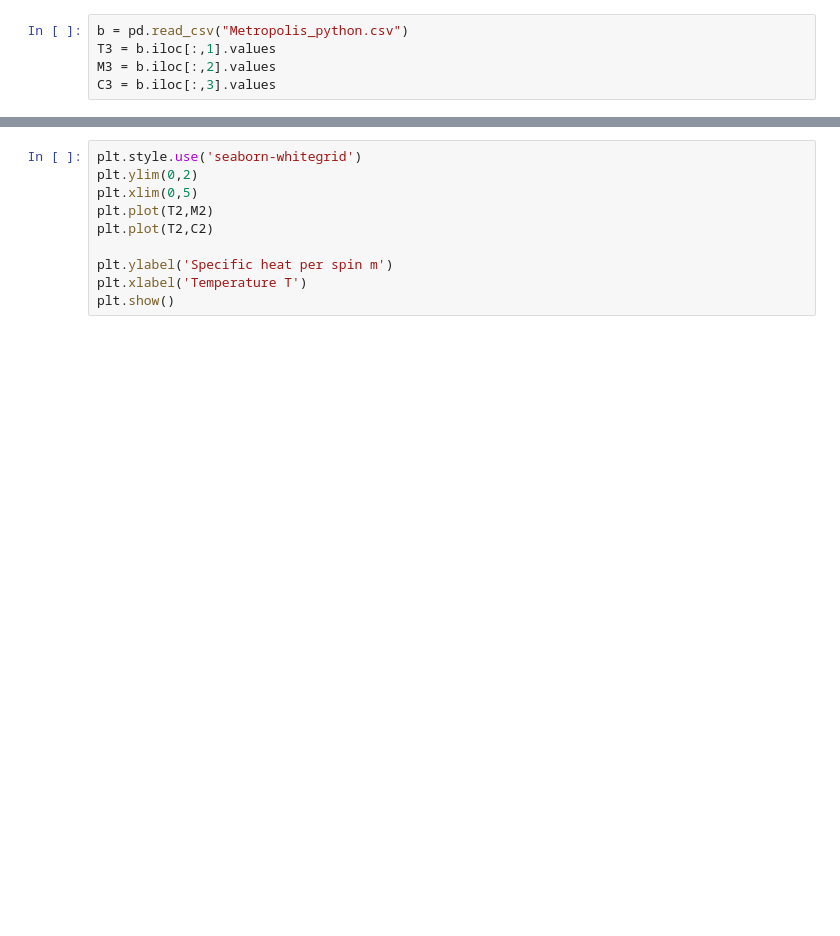
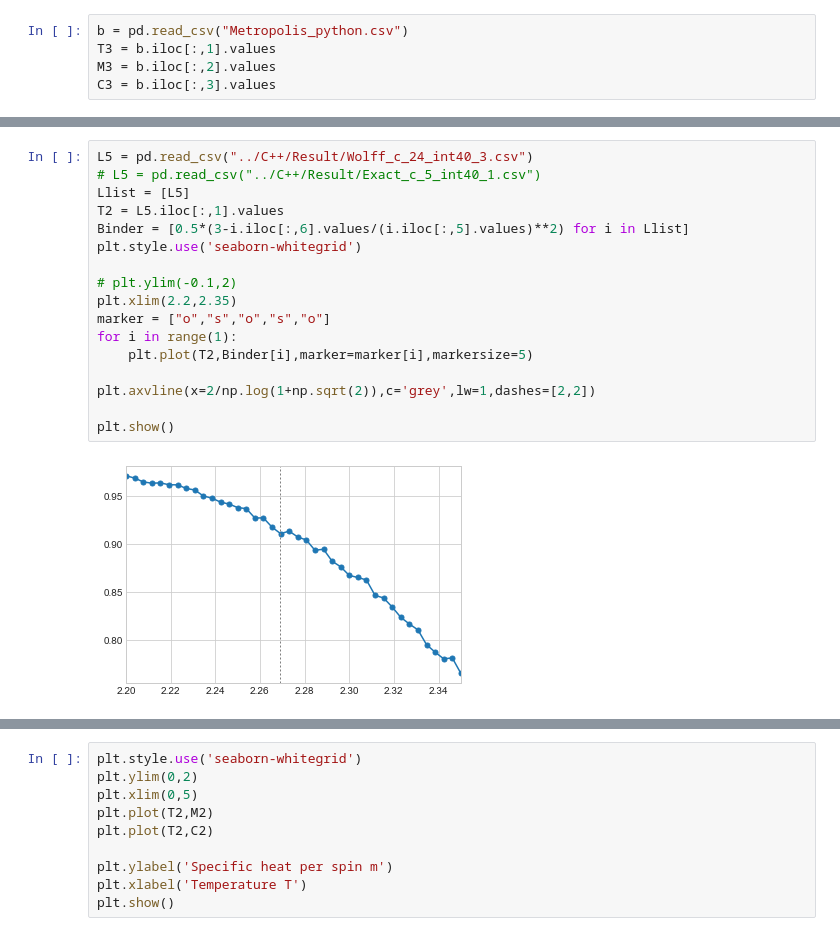
Before and after one commit to holywater2/2021F_Monte_Carlo, a Jupyter notebook: Code_F21_MonteCarlo/Newman_Barkema/python/Data_Plotting.ipynb, the cells around one changed output, grey strips where cells are left out. Saved outputs shown, nothing was run; the diff lists cells and outputs as text; blank space fills up the shorter version.

```diff
--- a/Code_F21_MonteCarlo/Newman_Barkema/python/Data_Plotting.ipynb
+++ b/Code_F21_MonteCarlo/Newman_Barkema/python/Data_Plotting.ipynb
@@ -150,0 +271,19 @@ C3 = b.iloc[:,3].values
+# %%
+L5 = pd.read_csv("../C++/Result/Wolff_c_24_int40_3.csv")
+# L5 = pd.read_csv("../C++/Result/Exact_c_5_int40_1.csv")
+Llist = [L5]
+T2 = L5.iloc[:,1].values
+Binder = [0.5*(3-i.iloc[:,6].values/(i.iloc[:,5].values)**2) for i in Llist]
+plt.style.use('seaborn-whitegrid')
+
+# plt.ylim(-0.1,2)
+plt.xlim(2.2,2.35)
+marker = ["o","s","o","s","o"]
+for i in range(1):
+    plt.plot(T2,Binder[i],marker=marker[i],markersize=5)
+
+plt.axvline(x=2/np.log(1+np.sqrt(2)),c='grey',lw=1,dashes=[2,2])
+
+plt.show()
+# %% [output]
+[figure, added]
```
Also changed, not shown: parts of 10 cells of this notebook, 1 other file.
